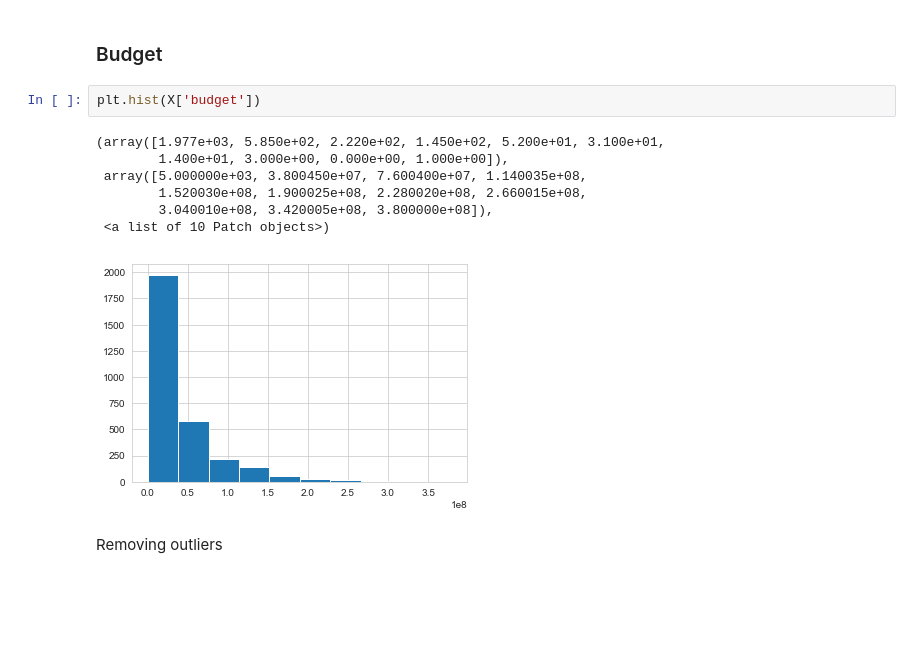
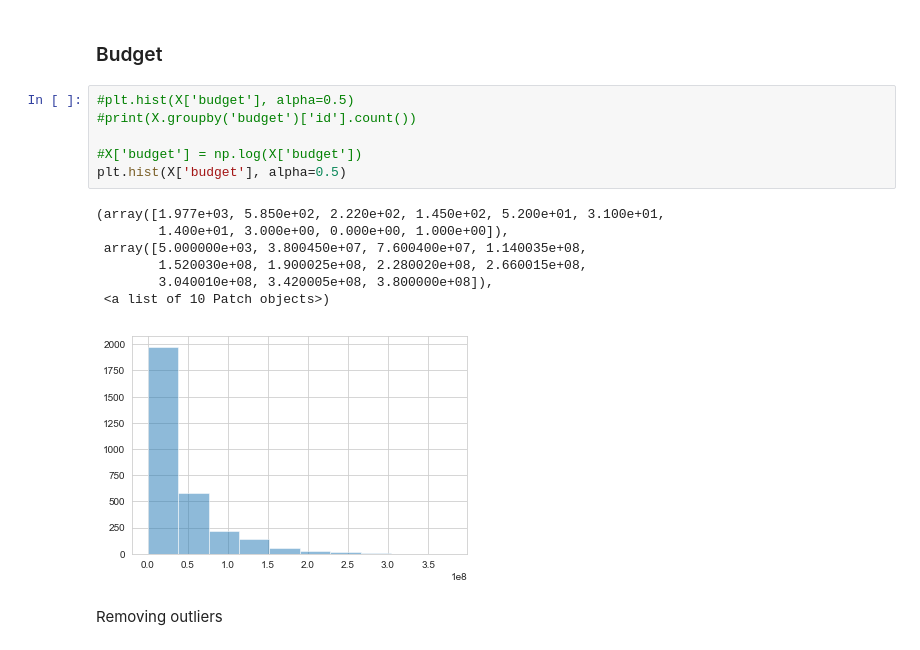
Before and after one commit to nastazya/Movies-analytics, a Jupyter notebook: Prediction.ipynb, the cells around one changed output. Cells and saved outputs as stored; diff of their text form; blank space fills up the shorter version.

```diff
--- a/Prediction.ipynb
+++ b/Prediction.ipynb
@@ -109,16 +123,20 @@ X = df[['budget', 'year', 'genres', 'vote_average', 'popularity', 'revenue',  'v
 # Feature engineering
 # %% [markdown]
 ### Budget
-# %%
-plt.hist(X['budget'])
-# %% [output]
-(array([1.977e+03, 5.850e+02, 2.220e+02, 1.450e+02, 5.200e+01, 3.100e+01,
-        1.400e+01, 3.000e+00, 0.000e+00, 1.000e+00]),
- array([5.000000e+03, 3.800450e+07, 7.600400e+07, 1.140035e+08,
-        1.520030e+08, 1.900025e+08, 2.280020e+08, 2.660015e+08,
-        3.040010e+08, 3.420005e+08, 3.800000e+08]),
- <a list of 10 Patch objects>)
-[figure, removed]
+# %%
+#plt.hist(X['budget'], alpha=0.5)
+#print(X.groupby('budget')['id'].count())
+
+#X['budget'] = np.log(X['budget'])
+plt.hist(X['budget'], alpha=0.5)
+# %% [output]
+(array([1.977e+03, 5.850e+02, 2.220e+02, 1.450e+02, 5.200e+01, 3.100e+01,
+        1.400e+01, 3.000e+00, 0.000e+00, 1.000e+00]),
+ array([5.000000e+03, 3.800450e+07, 7.600400e+07, 1.140035e+08,
+        1.520030e+08, 1.900025e+08, 2.280020e+08, 2.660015e+08,
+        3.040010e+08, 3.420005e+08, 3.800000e+08]),
+ <a list of 10 Patch objects>)
+[figure, added]
 # %% [markdown]
 Removing outliers
 # %%
```
Also changed, not shown: parts of 34 cells of this notebook.
